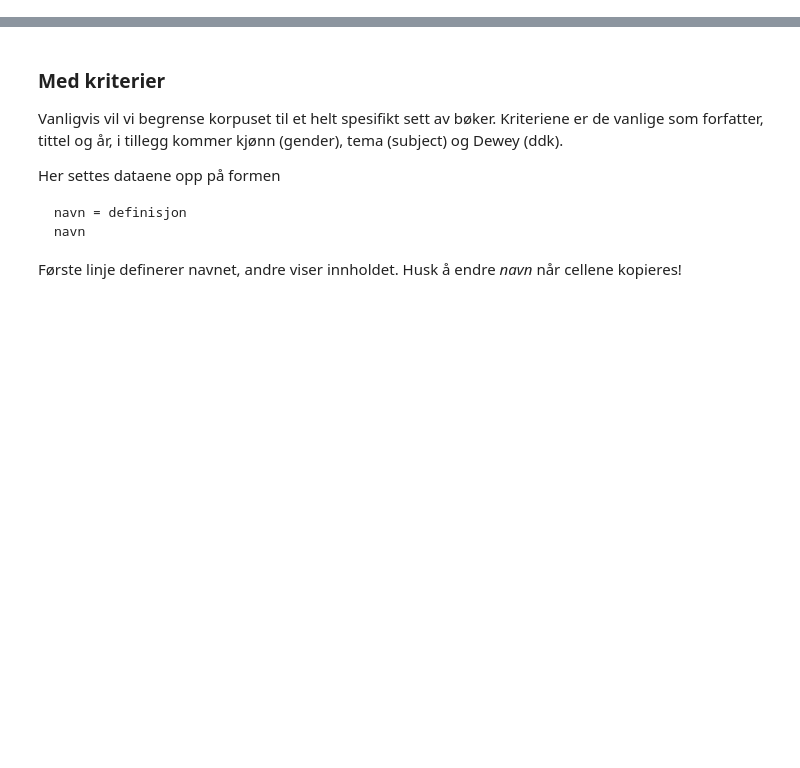
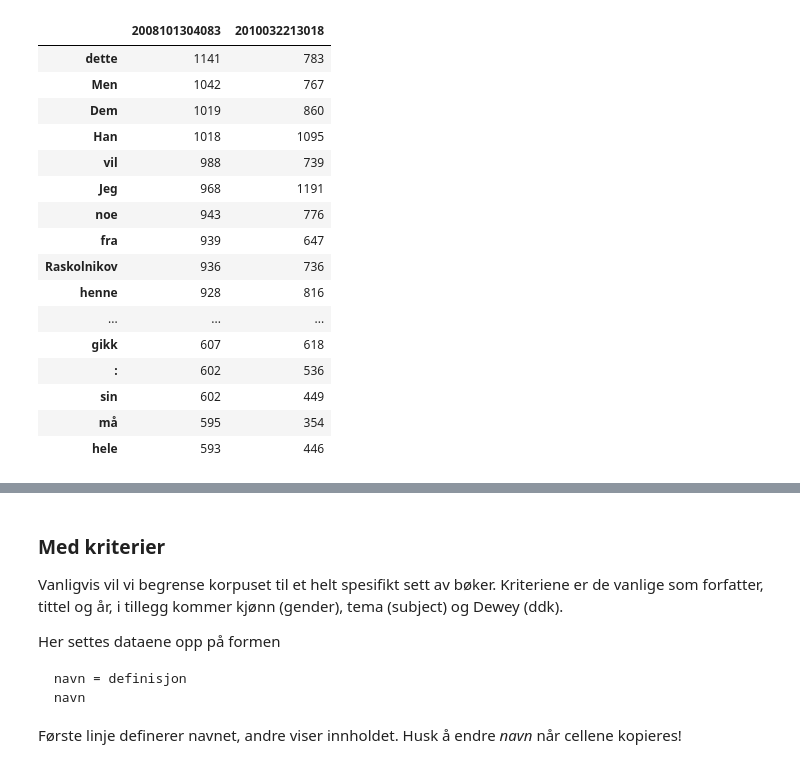
Before and after one commit to Yoonsen/NB_API_Python, a Jupyter notebook: konkordanser.ipynb, the cells around one changed output, grey strips where cells are left out. Cells and saved outputs as stored; diff of their text form; code cells hidden in the pictures; blank space fills up the shorter version.

```diff
--- a/konkordanser.ipynb
+++ b/konkordanser.ipynb
@@ -50,0 +81,2 @@ Aktiver cellen under et par ganger for å se effekten.
+# %%
+fjodorT = nb.get_corpus_text([u[0] for u in fjodor], top=0, cutoff=0)
@@ -50,0 +112,20 @@ Aktiver cellen under et par ganger for å se effekten.
+# %%
+nb.heatmap(fjodorT.sort_values(by= fjodorT.columns[0], ascending=False)[40:80])
+# %% [output]
+|  | 2008101304083 | 2010032213018 |
+| dette | 1141 | 783 |
+| Men | 1042 | 767 |
+| Dem | 1019 | 860 |
+| Han | 1018 | 1095 |
+| vil | 988 | 739 |
+| Jeg | 968 | 1191 |
+| noe | 943 | 776 |
+| fra | 939 | 647 |
+| Raskolnikov | 936 | 736 |
+| henne | 928 | 816 |
+| ... | ... | ... |
+| gikk | 607 | 618 |
+| : | 602 | 536 |
+| sin | 602 | 449 |
+| må | 595 | 354 |
+| hele | 593 | 446 |
```
Also changed, not shown: parts of 23 cells of this notebook, 1 other file.
